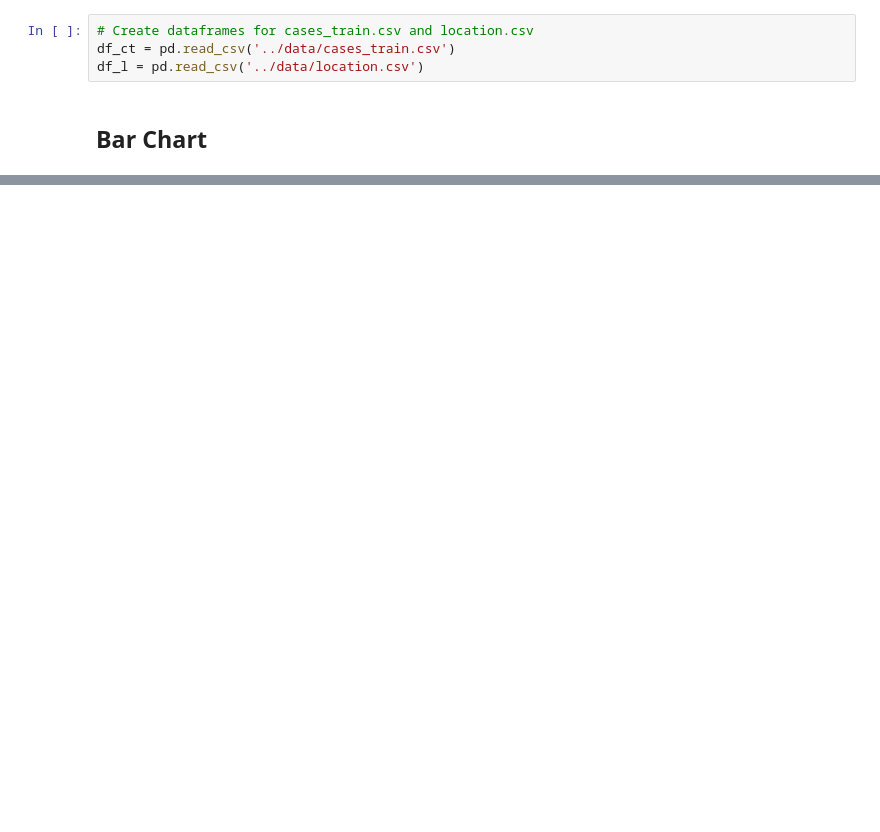
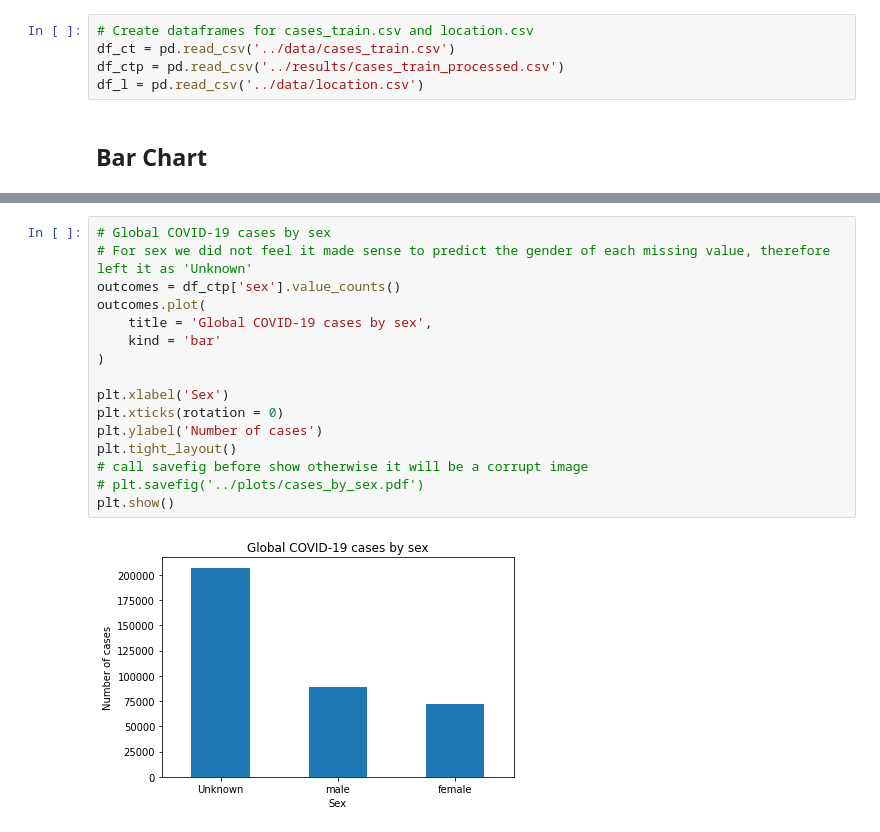
Before and after one commit to klam98/COVID-19-Data-Mining, a Jupyter notebook: src/eda.ipynb, the cells around one changed output, grey strips where cells are left out. Cells and saved outputs as stored; diff of their text form; blank space fills up the shorter version.

Commit message:
added dataplots for cases by age, sex.

```diff
--- a/src/eda.ipynb
+++ b/src/eda.ipynb
@@ -8,6 +7,7 @@ import calendar
 # %%
 # Create dataframes for cases_train.csv and location.csv
 df_ct = pd.read_csv('../data/cases_train.csv')
+df_ctp = pd.read_csv('../results/cases_train_processed.csv')
 df_l = pd.read_csv('../data/location.csv')
 # %% [markdown]
 ## Bar Chart
@@ -93 +87,19 @@ Name: date_confirmation, dtype: int64
 [figure]
+# %%
+# Global COVID-19 cases by sex
+# For sex we did not feel it made sense to predict the gender of each missing value, therefore left it as 'Unknown'
+outcomes = df_ctp['sex'].value_counts()
+outcomes.plot(
+    title = 'Global COVID-19 cases by sex',
+    kind = 'bar'
+)
+
+plt.xlabel('Sex')
+plt.xticks(rotation = 0)
+plt.ylabel('Number of cases')
+plt.tight_layout()
+# call savefig before show otherwise it will be a corrupt image
+# plt.savefig('../plots/cases_by_sex.pdf')
+plt.show()
+# %% [output]
+[figure, added]
```
Also changed, not shown: parts of 11 cells of this notebook, 2 other files.
